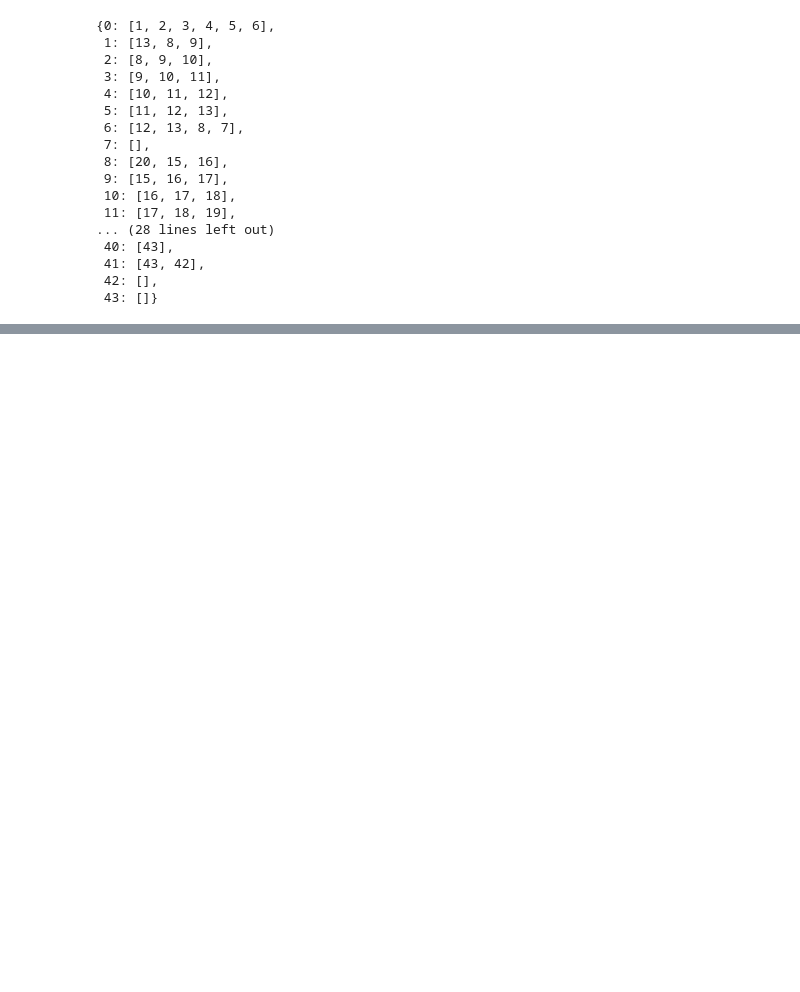
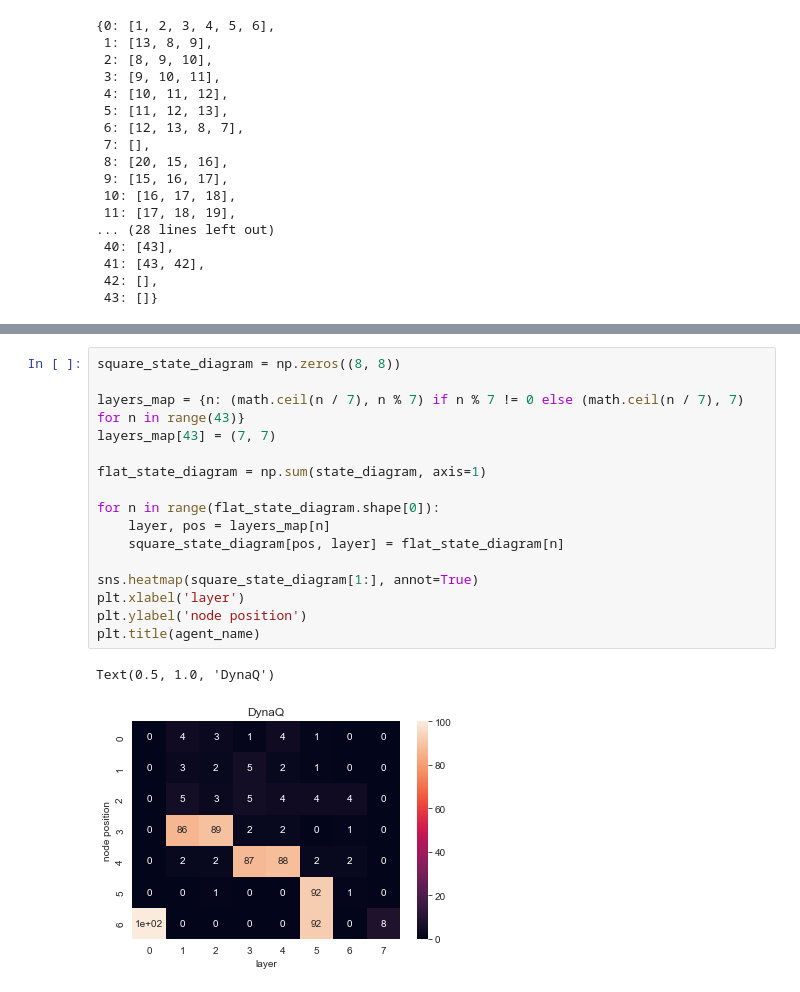
Before and after one commit to rjaa2020/hexxed-neuro-nav, a Jupyter notebook: notebooks/hexxed_graph.ipynb, the cells around one changed output, grey strips where cells are left out. Saved outputs shown, nothing was run; the diff lists cells and outputs as text; blank space fills up the shorter version.

```diff
--- a/notebooks/hexxed_graph.ipynb
+++ b/notebooks/hexxed_graph.ipynb
@@ -138,0 +122,19 @@ SARSA Episode 99
+# %%
+square_state_diagram = np.zeros((8, 8))
+
+layers_map = {n: (math.ceil(n / 7), n % 7) if n % 7 != 0 else (math.ceil(n / 7), 7) for n in range(43)}
+layers_map[43] = (7, 7)
+
+flat_state_diagram = np.sum(state_diagram, axis=1)
+
+for n in range(flat_state_diagram.shape[0]):
+	layer, pos = layers_map[n]
+	square_state_diagram[pos, layer] = flat_state_diagram[n]
+
+sns.heatmap(square_state_diagram[1:], annot=True)
+plt.xlabel('layer')
+plt.ylabel('node position')
+plt.title(agent_name)
+# %% [output]
+Text(0.5, 1.0, 'DynaQ')
+[figure, added]
```
Also changed, not shown: parts of 3 cells of this notebook, 7 other files.
